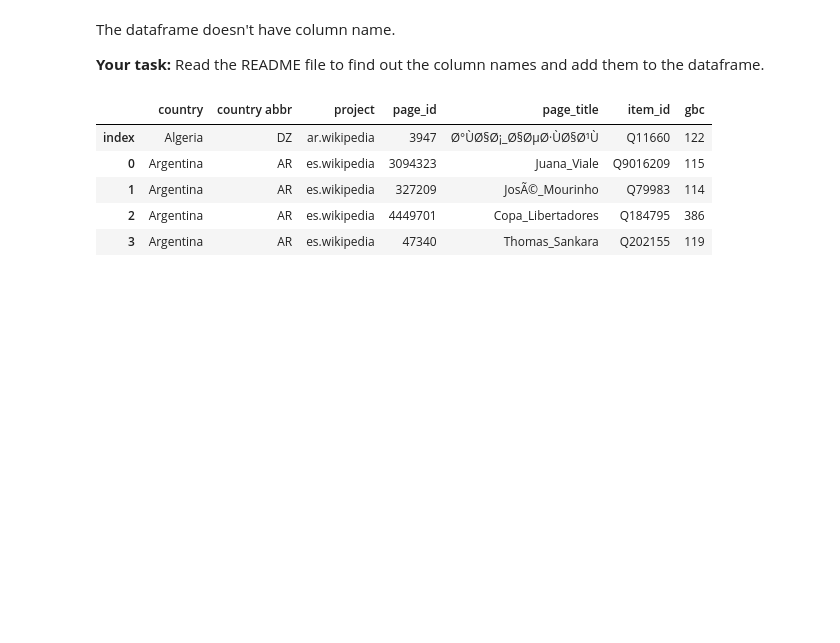
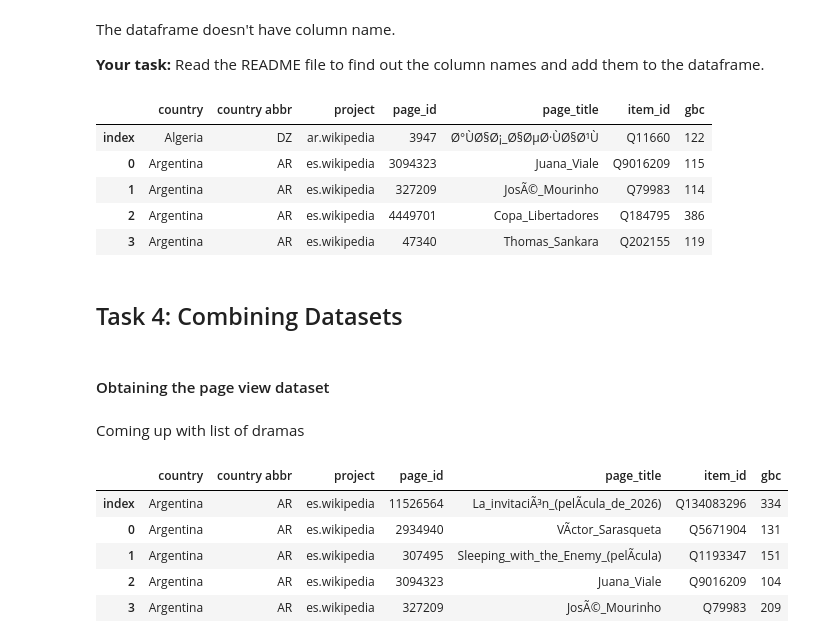
Before and after one commit to sday04/week5-wed, a Jupyter notebook: week5-wed-notebook.ipynb, the cells around one changed output. Drawn from its saved outputs; the diff is of its cells as text; code cells hidden in the pictures; blank space fills up the shorter version.

Commit message:
10/8 and 10/7 task 3 progress

```diff
--- a/week5-wed-notebook.ipynb
+++ b/week5-wed-notebook.ipynb
@@ -279,3 +282,9 @@ df.head()
 | 1 | Argentina | AR | es.wikipedia | 327209 | JosÃ©_Mourinho | Q79983 | 114 |
 | 2 | Argentina | AR | es.wikipedia | 4449701 | Copa_Libertadores | Q184795 | 386 |
 | 3 | Argentina | AR | es.wikipedia | 47340 | Thomas_Sankara | Q202155 | 119 |
+# %% [markdown]
+## Task 4: Combining Datasets
+# %% [markdown]
+#### Obtaining the page view dataset
+# %% [markdown]
+Coming up with list of dramas
@@ -281,0 +302,23 @@ df.head()
+# %%
+
+# testing retrieving the link for september 1
+for i in range(1,2):
+    if i<10:
+        url = f"https://analytics.wikimedia.org/published/datasets/country_project_page/2026-09-0{i}.tsv"
+    else:
+        url = f"https://analytics.wikimedia.org/published/datasets/country_project_page/2026-09-{i}.tsv"
+    headers = {'User-Agent': 'MyDataAnalysisScript/1.0 (contact: wendywellesley@gmail.com)'}
+    response = requests.get(url, headers=headers)
+
+    df = pd.read_csv(io.StringIO(response.text), sep='\t')
+    colNames = ["country", "country abbr", "project" , "page_id", "page_title", "item_id", "gbc"]
+    df = df.T.reset_index().T
+    df.columns=colNames
+df.head()
+# %% [output]
+|  | country | country abbr | project | page_id | page_title | item_id | gbc |
+| index | Argentina | AR | es.wikipedia | 11526564 | La_invitaciÃ³n_(pelÃ­cula_de_2026) | Q134083296 | 334 |
+| 0 | Argentina | AR | es.wikipedia | 2934940 | VÃ­ctor_Sarasqueta | Q5671904 | 131 |
+| 1 | Argentina | AR | es.wikipedia | 307495 | Sleeping_with_the_Enemy_(pelÃ­cula) | Q1193347 | 151 |
+| 2 | Argentina | AR | es.wikipedia | 3094323 | Juana_Viale | Q9016209 | 104 |
+| 3 | Argentina | AR | es.wikipedia | 327209 | JosÃ©_Mourinho | Q79983 | 209 |
```
Also changed, not shown: parts of 17 cells of this notebook, 1 other file.
